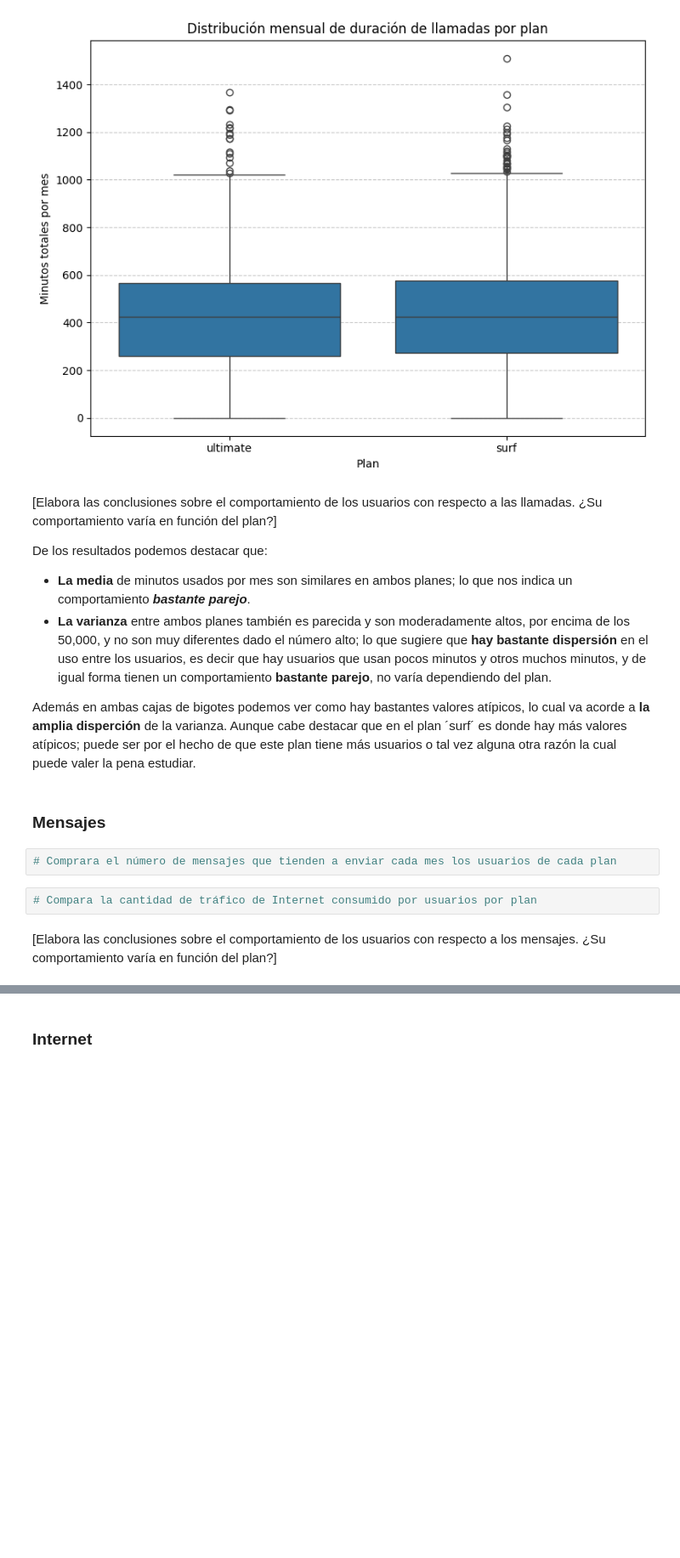
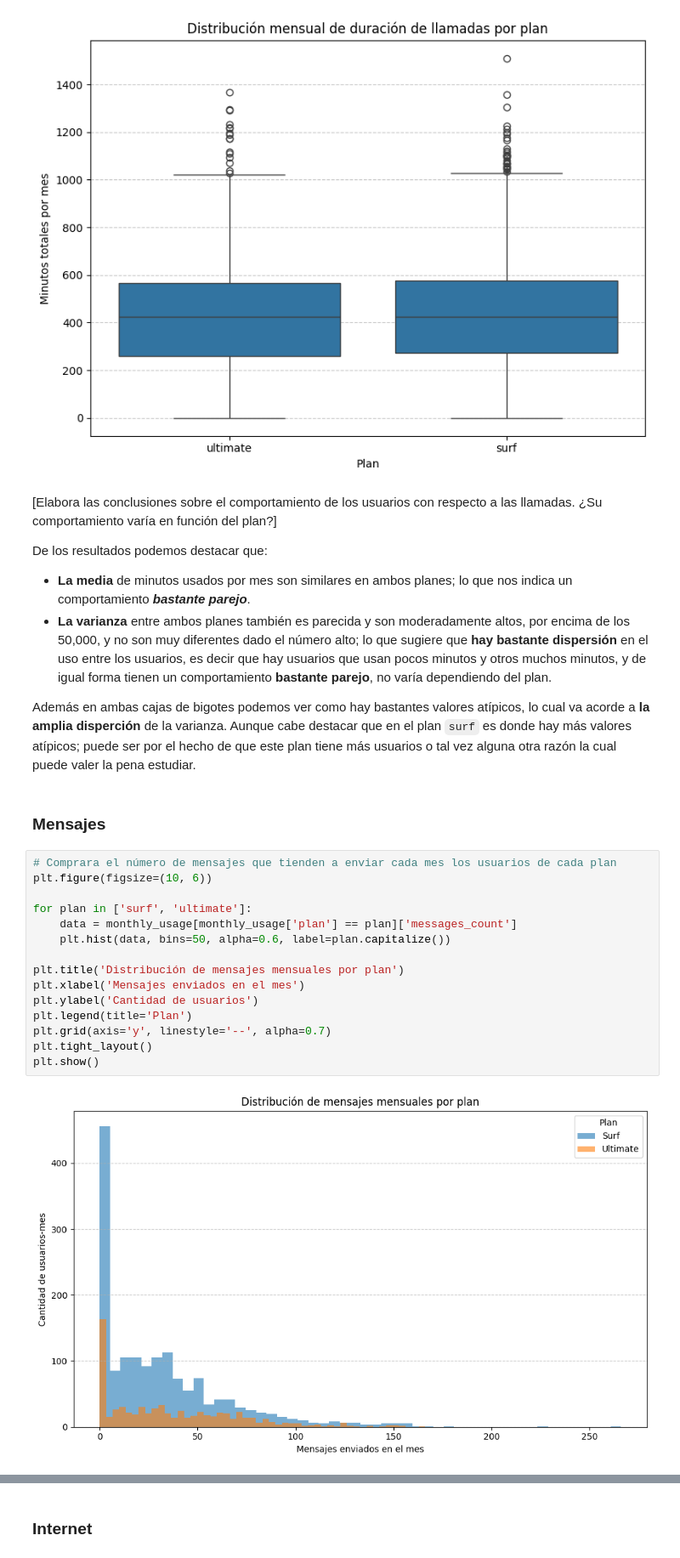
Before and after one commit to RulasBoy/TripleTen-Bootcamp, a Jupyter notebook: Sprint 5/notebook.ipynb, the cells around one changed output, grey strips where cells are left out. Shown at 85% size. Saved outputs shown, nothing was run; the diff lists cells and outputs as text; blank space fills up the shorter version.

Commit message:
Comportamiento en mensajes e uso de internet

```diff
--- a/Sprint 5/notebook.ipynb
+++ b/Sprint 5/notebook.ipynb
@@ -746,12 +745,23 @@ De los resultados podemos destacar que:
 - **La media** de minutos usados por mes son similares en ambos planes; lo que nos indica un comportamiento ***bastante parejo***.
 - **La varianza** entre ambos planes también es parecida y son moderadamente altos, por encima de los 50,000, y no son muy diferentes dado el número alto; lo que sugiere que **hay bastante dispersión** en el uso entre los usuarios, es decir que hay usuarios que usan pocos minutos y otros muchos minutos, y de igual forma tienen un comportamiento **bastante parejo**, no varía dependiendo del plan.
 
-Además en ambas cajas de bigotes podemos ver como hay bastantes valores atípicos, lo cual va acorde a **la amplia disperción** de la varianza. Aunque cabe destacar que en el plan ´surf´ es donde hay más valores atípicos; puede ser por el hecho de que este plan tiene más usuarios o tal vez alguna otra razón la cual puede valer la pena estudiar.
+Además en ambas cajas de bigotes podemos ver como hay bastantes valores atípicos, lo cual va acorde a **la amplia disperción** de la varianza. Aunque cabe destacar que en el plan `surf` es donde hay más valores atípicos; puede ser por el hecho de que este plan tiene más usuarios o tal vez alguna otra razón la cual puede valer la pena estudiar.
 # %% [markdown]
 ### Mensajes
-# %%
-# Comprara el número de mensajes que tienden a enviar cada mes los usuarios de cada plan
-# %%
-# Compara la cantidad de tráfico de Internet consumido por usuarios por plan
-# %% [markdown]
-[Elabora las conclusiones sobre el comportamiento de los usuarios con respecto a los mensajes. ¿Su comportamiento varía en función del plan?]
+# %%
+# Comprara el número de mensajes que tienden a enviar cada mes los usuarios de cada plan
+plt.figure(figsize=(10, 6))
+
+for plan in ['surf', 'ultimate']:
+    data = monthly_usage[monthly_usage['plan'] == plan]['messages_count']
+    plt.hist(data, bins=50, alpha=0.6, label=plan.capitalize())
+
+plt.title('Distribución de mensajes mensuales por plan')
+plt.xlabel('Mensajes enviados en el mes')
+plt.ylabel('Cantidad de usuarios')
+plt.legend(title='Plan')
+plt.grid(axis='y', linestyle='--', alpha=0.7)
+plt.tight_layout()
+plt.show()
+# %% [output]
+[figure, added]
```
Also changed, not shown: parts of 10 cells of this notebook.
